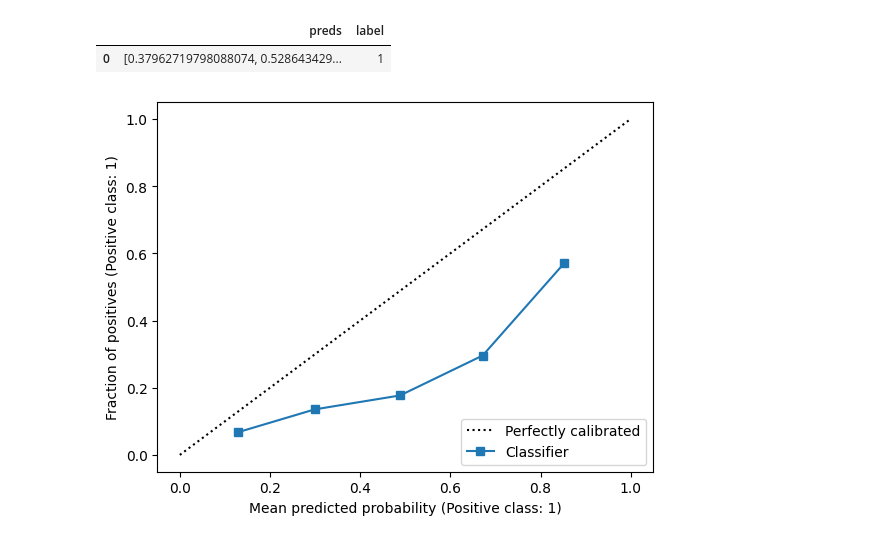
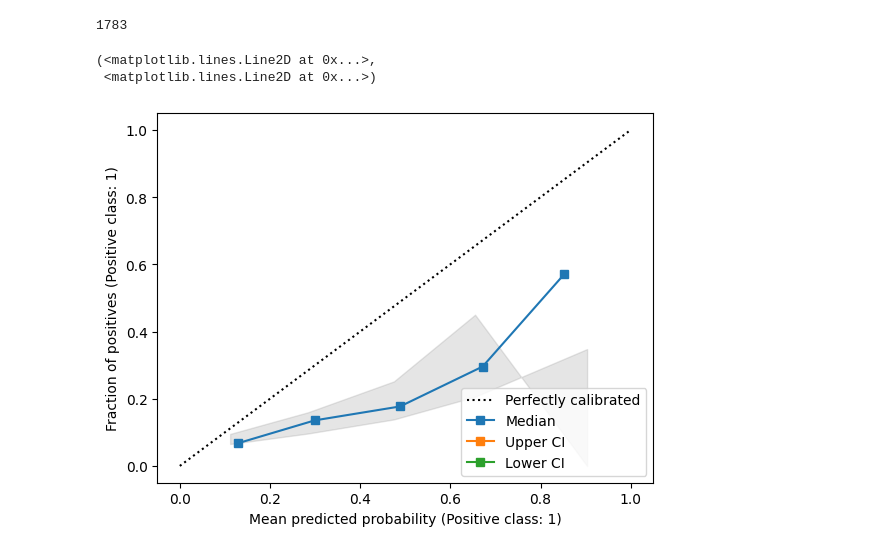
Before and after one commit to luke-a-thompson/ames_graphormer, a Jupyter notebook: results/results.ipynb, the cells around one changed output. Drawn from its saved outputs; the diff is of its cells as text; code cells hidden in the pictures.

```diff
--- a/results/results.ipynb
+++ b/results/results.ipynb
@@ -6,11 +8,34 @@ from statistics import median
 mcd_df = pd.read_pickle("/home/luke/ames_graphormer/data/results/mc_dropout_preds.pkl")
 mcd_df = mcd_df.transpose()
 mcd_df.label = mcd_df.label.astype(int)
-mcd_df.head(1)
+
+# Calculating confidence intervals
+confidence_level = 0.95
+mcd_df['median_preds'] = mcd_df['preds'].apply(lambda x: np.median(x))
+mcd_df['lower_ci'] = mcd_df['preds'].apply(lambda x: np.percentile(x, (1 - confidence_level) / 2 * 100))
+mcd_df['upper_ci'] = mcd_df['preds'].apply(lambda x: np.percentile(x, (1 + confidence_level) / 2 * 100))
 # %% [output]
-|  | preds | label |
-| 0 | [0.37962719798088074, 0.528643429... | 1 |
+1783
-# %%
-calibration_display = CalibrationDisplay.from_predictions(mcd_df["label"], mcd_df["preds"].apply(lambda x: median(x)))
-# %% [output]
-[figure, removed]
+# %%
+# Generate the basic calibration curve
+fig, ax = plt.subplots()
+CalibrationDisplay.from_predictions(mcd_df["label"], mcd_df["median_preds"], ax=ax, strategy="uniform", name="Median")
+CalibrationDisplay.from_predictions(mcd_df["label"], mcd_df["upper_ci"], ax=ax, strategy="uniform", name="Upper CI")
+CalibrationDisplay.from_predictions(mcd_df["label"], mcd_df["lower_ci"], ax=ax, strategy="uniform", name="Lower CI")
+
+# Add confidence interval "clouds"
+
+lines = ax.get_lines()
+upper_ci_line, lower_ci_line = lines[2], lines[3]
+upper_ci_y, lower_ci_y, ci_x = upper_ci_line.get_ydata(), lower_ci_line.get_ydata(), lower_ci_line.get_xdata()
+
+for line in ax.get_lines():
+    if line.get_label() == 'Upper CI' or line.get_label() == 'Lower CI':
+        line.remove()
+
+ax.fill_between(ci_x, upper_ci_y, lower_ci_y, color='gray', alpha=0.2)
+upper_ci_line, lower_ci_line
+# %% [output]
+(<matplotlib.lines.Line2D at 0x...>,
+ <matplotlib.lines.Line2D at 0x...>)
+[figure, added]
```
Also changed, not shown: parts of 1 cell of this notebook.
